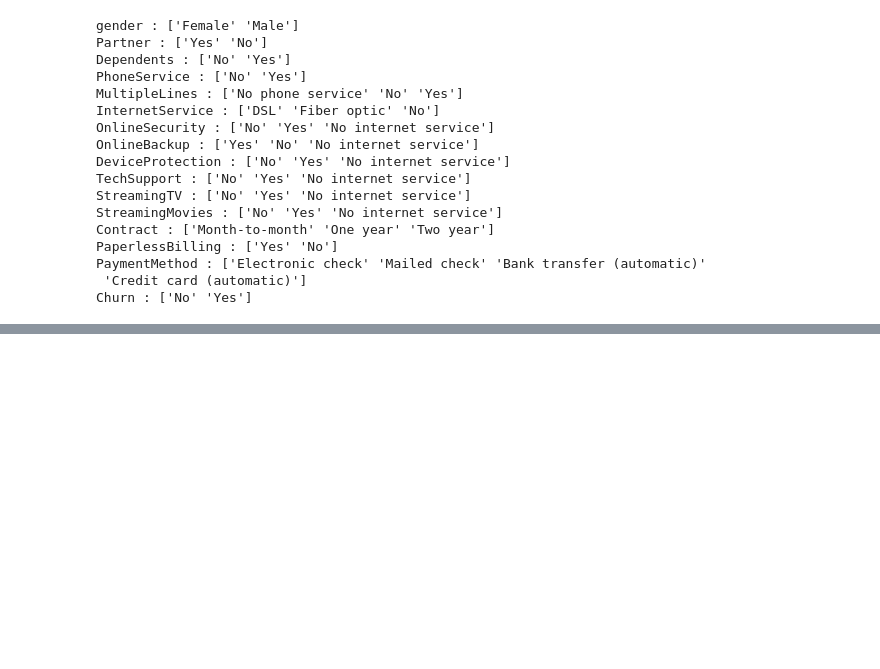
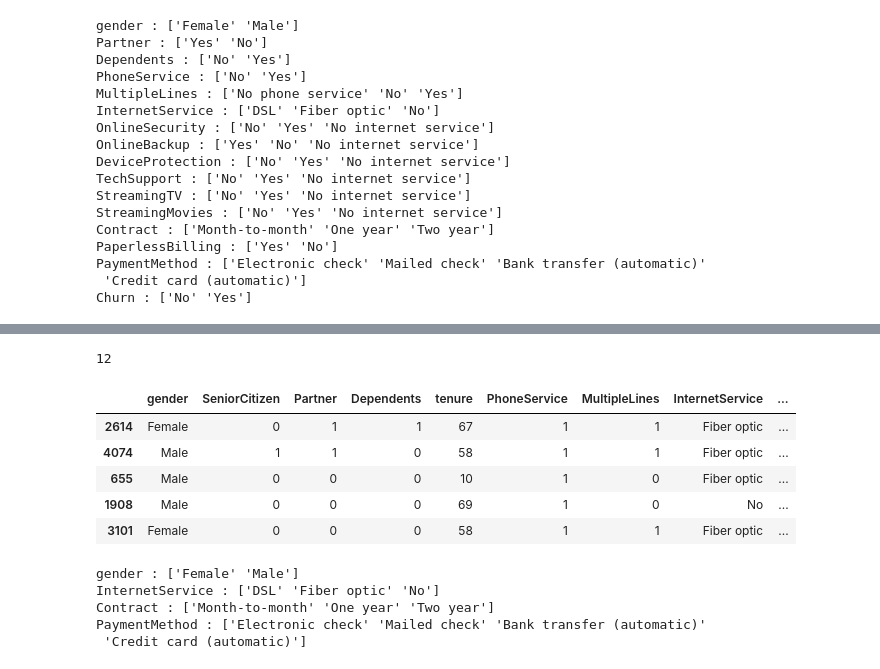
Before and after one commit to dasdebjeet/data_science, a Jupyter notebook: Deep Learning/ANN/ANN using Telcom Customer Churn dataset.ipynb, the cells around one changed output, grey strips where cells are left out. Drawn from its saved outputs; the diff is of its cells as text; code cells hidden in the pictures; blank space fills up the shorter version.

Commit message:
Updated -- Updated ANN using Telcom Customer Churn dataset in ANN(DL)

```diff
--- a/Deep Learning/ANN/ANN using Telcom Customer Churn dataset.ipynb
+++ b/Deep Learning/ANN/ANN using Telcom Customer Churn dataset.ipynb
@@ -216,3 +220,6 @@ PaperlessBilling : ['Yes' 'No']
 PaymentMethod : ['Electronic check' 'Mailed check' 'Bank transfer (automatic)'
  'Credit card (automatic)']
 Churn : ['No' 'Yes']
+# %%
+cp_df.replace('No internet service', 'No', inplace=True)
+cp_df.replace('No phone service', 'No', inplace=True)
@@ -218,0 +246,28 @@ Churn : ['No' 'Yes']
+# %%
+yn_col = ['Partner', 'Dependents', 'PhoneService', 'MultipleLines', 'OnlineSecurity', 'OnlineBackup', 'DeviceProtection', 'TechSupport', \
+          'StreamingTV', 'StreamingMovies', 'PaperlessBilling', 'Churn']
+
+len(yn_col)
+# %% [output]
+12
+# %%
+for c in yn_col:
+    cp_df[c].replace({'Yes' : 1, 'No' : 0}, inplace=True)
+# %%
+cp_df.sample(5)
+# %% [output]
+|  | gender | SeniorCitizen | Partner | Dependents | tenure | PhoneService | MultipleLines | InternetService | ... |
+| 2614 | Female | 0 | 1 | 1 | 67 | 1 | 1 | Fiber optic | ... |
+| 4074 | Male | 1 | 1 | 0 | 58 | 1 | 1 | Fiber optic | ... |
+| 655 | Male | 0 | 0 | 0 | 10 | 1 | 0 | Fiber optic | ... |
+| 1908 | Male | 0 | 0 | 0 | 69 | 1 | 0 | No | ... |
+| 3101 | Female | 0 | 0 | 0 | 58 | 1 | 1 | Fiber optic | ... |
+# %%
+#remaing cols
+get_obj_df()
+# %% [output]
+gender : ['Female' 'Male']
+InternetService : ['DSL' 'Fiber optic' 'No']
+Contract : ['Month-to-month' 'One year' 'Two year']
+PaymentMethod : ['Electronic check' 'Mailed check' 'Bank transfer (automatic)'
+ 'Credit card (automatic)']
```
Also changed, not shown: parts of 31 cells of this notebook.
